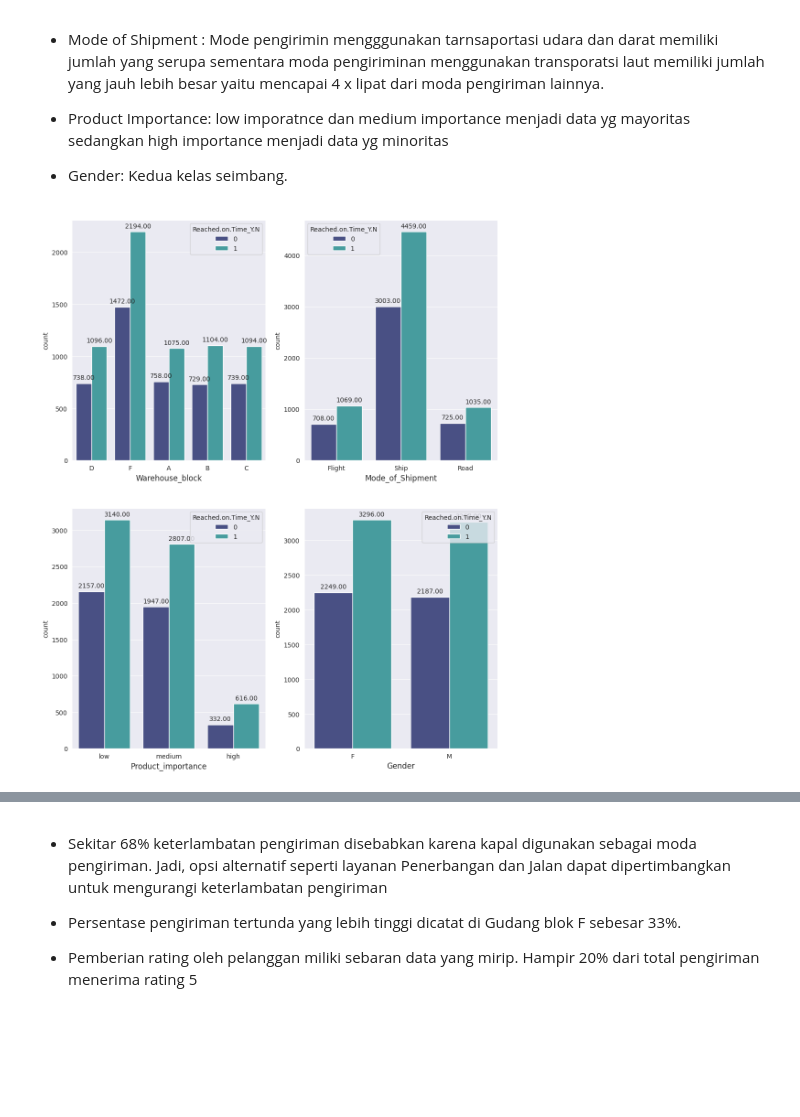
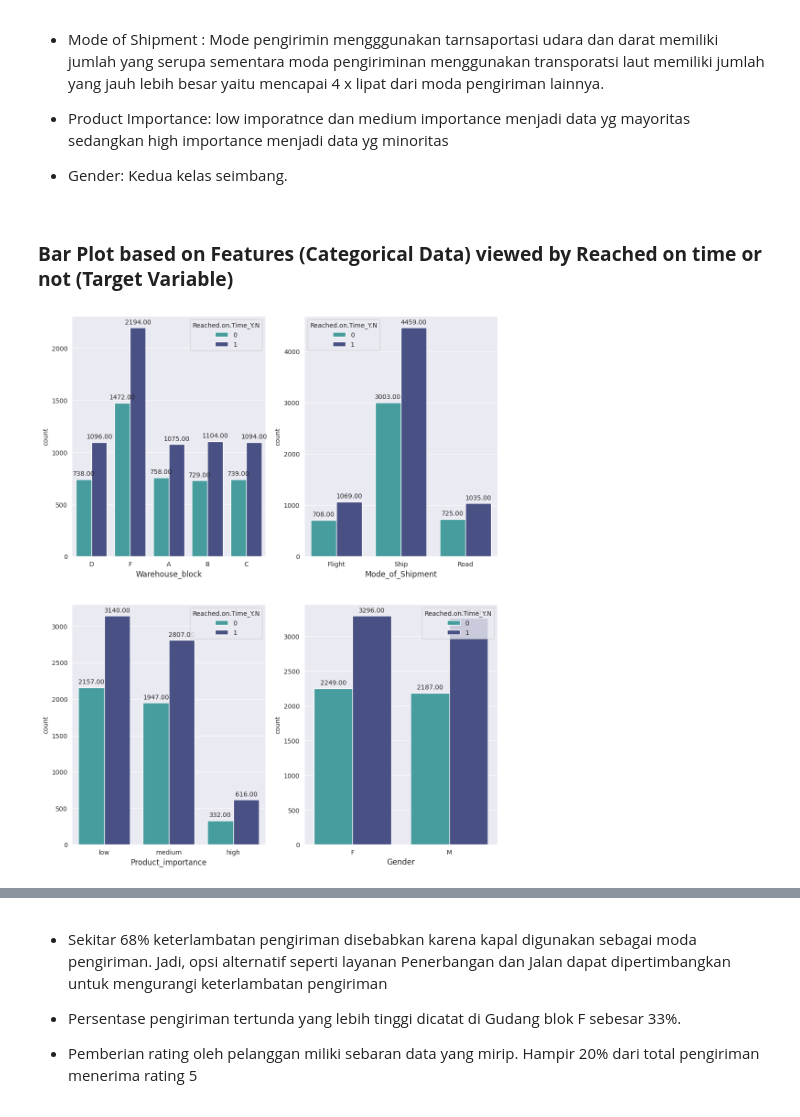
Before and after one commit to salsmardhiyah/EcommerceShippingData, a Jupyter notebook: Miracle7_Stage_1_Exploratory_Data_Analysis.ipynb, the cells around one changed output, grey strips where cells are left out. Saved outputs shown, nothing was run; the diff lists cells and outputs as text; code cells hidden in the pictures; blank space fills up the shorter version.

```diff
--- a/Miracle7_Stage_1_Exploratory_Data_Analysis.ipynb
+++ b/Miracle7_Stage_1_Exploratory_Data_Analysis.ipynb
@@ -137,18 +127,20 @@ plt.show()
 - Product Importance: low imporatnce dan medium importance menjadi data yg mayoritas sedangkan high importance menjadi data yg minoritas
 
 - Gender: Kedua kelas seimbang.
+# %% [markdown]
+### **Bar Plot based on Features (Categorical Data) viewed by Reached on time or not (Target Variable)**
 # %%
 dfcategory = df.select_dtypes(include = 'object')
 fig,ax= plt.subplots(nrows=2,ncols=2,figsize=(12, 15))
 for value, subplot in zip(dfcategory.columns,ax.flatten()):
-    plotting = sns.countplot(x = dfcategory[value],ax=subplot,palette='mako', hue = df['Reached.on.Time_Y.N'] )
+    plotting = sns.countplot(x = dfcategory[value],ax=subplot,palette='mako_r', hue = df['Reached.on.Time_Y.N'] )
     plotting.set_xlabel(value, fontsize = 12)
     plotting.set_xticklabels(plotting.get_xticklabels())
 
     for p in plotting.patches:
         plotting.annotate(format(p.get_height(), '.2f'), (p.get_x() + p.get_width() / 2., p.get_height()), ha = 'center',
            xytext = (0, 6), textcoords = 'offset points')
 
 plt.show()
 # %% [output]
-[figure, old version]
+[figure, new version]
```
Also changed, not shown: parts of 48 cells of this notebook.
